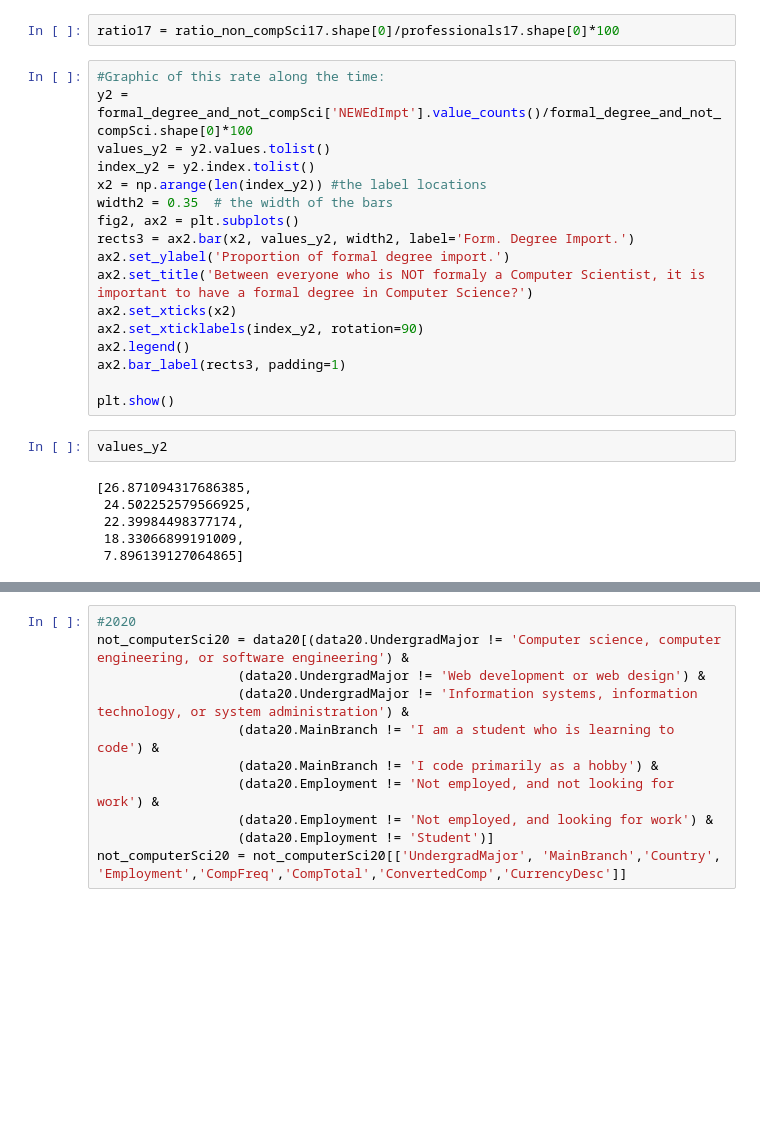
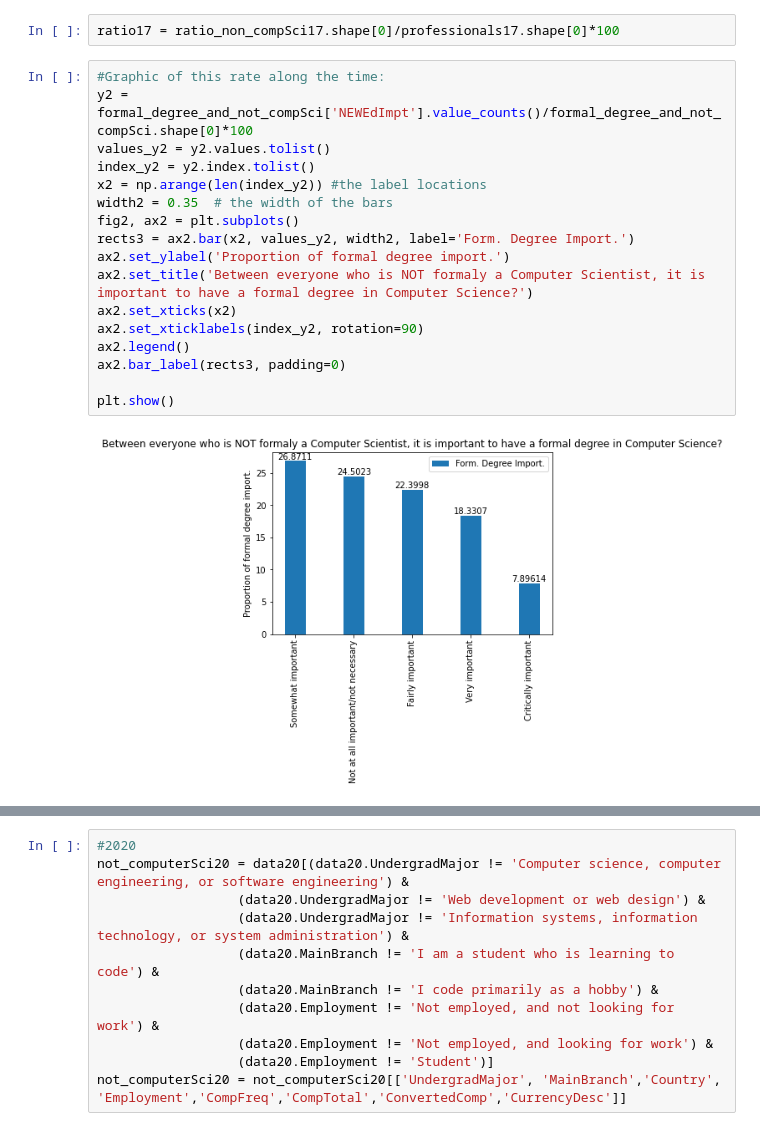
Before and after one commit to NataliaKitaoka/coder-evolution, a Jupyter notebook: coder-evolution.ipynb, the cells around one changed output, grey strips where cells are left out. Drawn from its saved outputs; the diff is of its cells as text; blank space fills up the shorter version.

Commit message:
Charts updates

```diff
--- a/coder-evolution.ipynb
+++ b/coder-evolution.ipynb
@@ -221,25 +230,19 @@ ratio17 = ratio_non_compSci17.shape[0]/professionals17.shape[0]*100
 # %%
 #Graphic of this rate along the time:
 y2 = formal_degree_and_not_compSci['NEWEdImpt'].value_counts()/formal_degree_and_not_compSci.shape[0]*100
 values_y2 = y2.values.tolist()
 index_y2 = y2.index.tolist()
 x2 = np.arange(len(index_y2)) #the label locations
 width2 = 0.35  # the width of the bars
 fig2, ax2 = plt.subplots()
 rects3 = ax2.bar(x2, values_y2, width2, label='Form. Degree Import.')
 ax2.set_ylabel('Proportion of formal degree import.')
 ax2.set_title('Between everyone who is NOT formaly a Computer Scientist, it is important to have a formal degree in Computer Science?')
 ax2.set_xticks(x2)
 ax2.set_xticklabels(index_y2, rotation=90)
 ax2.legend()
-ax2.bar_label(rects3, padding=1)
+ax2.bar_label(rects3, padding=0)
 
 plt.show()
+# %% [output]
+[figure, added]
-# %%
-values_y2
-# %% [output]
-[26.871094317686385,
- 24.502252579566925,
- 22.39984498377174,
- 18.33066899191009,
- 7.896139127064865]
```
Also changed, not shown: parts of 11 cells of this notebook.
